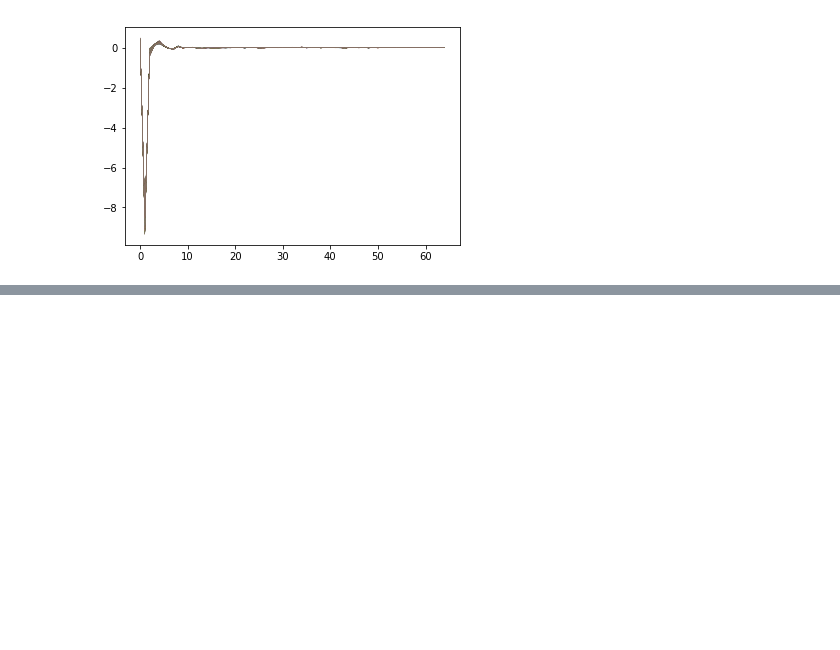
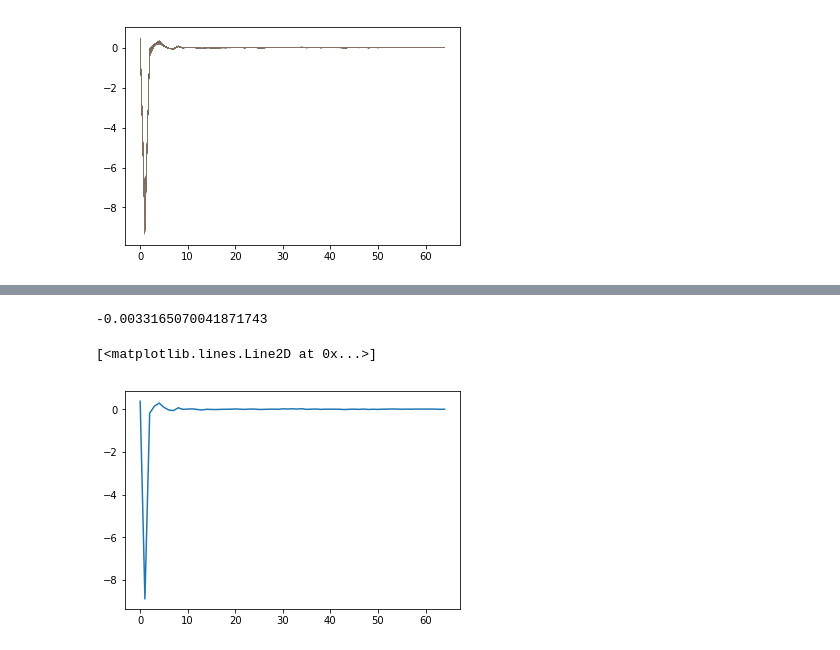
Before and after one commit to sdat2/optics, a Jupyter notebook: notebooks/exploratory/look_at_eyes.ipynb, the cells around one changed output, grey strips where cells are left out. Saved outputs shown, nothing was run; the diff lists cells and outputs as text; code cells hidden in the pictures; blank space fills up the shorter version.

```diff
--- a/notebooks/exploratory/look_at_eyes.ipynb
+++ b/notebooks/exploratory/look_at_eyes.ipynb
@@ -16,0 +60,9 @@ plt.show()
+# %%
+array[3, -2]
+# %% [output]
+-0.0033165070041871743
+# %%
+plt.plot( range(len(array[3, :])), np.mean(array[:, :], axis=0))
+# %% [output]
+[<matplotlib.lines.Line2D at 0x...>]
+[figure, added]
```
Also changed, not shown: parts of 16 cells of this notebook, 3 other files.
